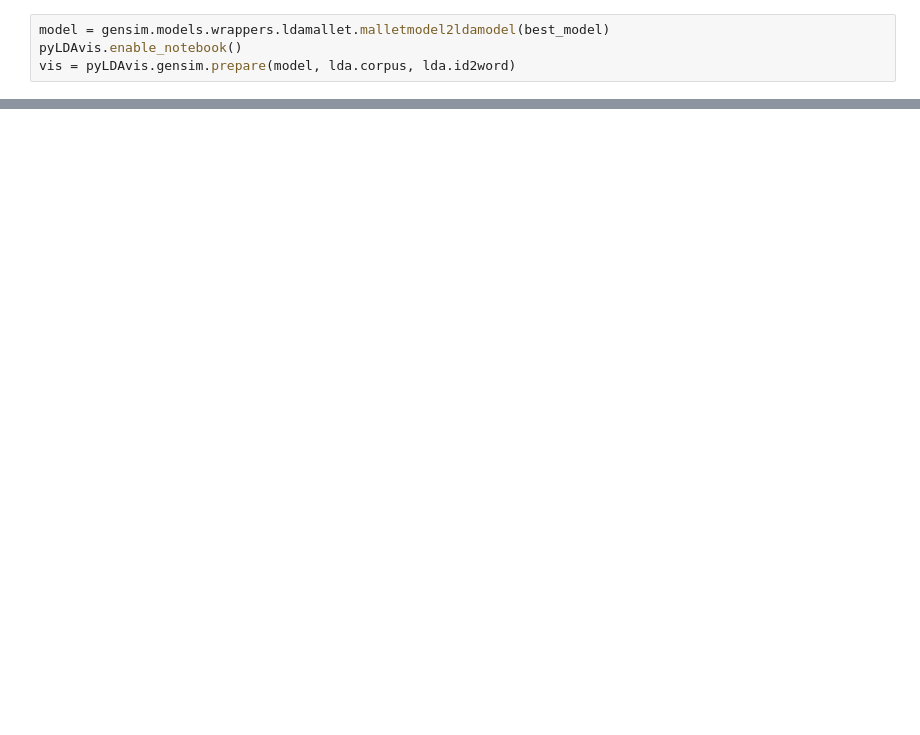
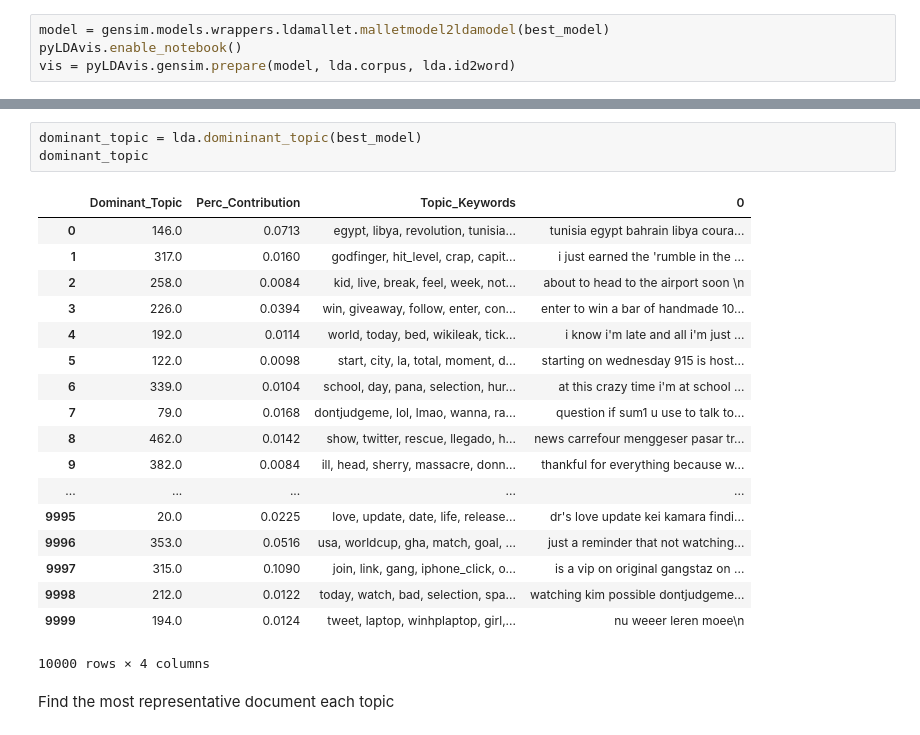
Before and after one commit to vcheruiyot/cs224u-project, a Jupyter notebook: source_files/baseline/lda/visualization.ipynb, the cells around one changed output, grey strips where cells are left out. Drawn from its saved outputs; the diff is of its cells as text; blank space fills up the shorter version.

```diff
--- a/source_files/baseline/lda/visualization.ipynb
+++ b/source_files/baseline/lda/visualization.ipynb
@@ -76,0 +95,24 @@ plt.show()
+# %%
+dominant_topic = lda.domininant_topic(best_model)
+dominant_topic
+# %% [output]
+|  | Dominant_Topic | Perc_Contribution | Topic_Keywords | 0 |
+| 0 | 146.0 | 0.0713 | egypt, libya, revolution, tunisia... | tunisia egypt bahrain libya coura... |
+| 1 | 317.0 | 0.0160 | godfinger, hit_level, crap, capit... | i just earned the 'rumble in the ... |
+| 2 | 258.0 | 0.0084 | kid, live, break, feel, week, not... | about to head to the airport soon \n |
+| 3 | 226.0 | 0.0394 | win, giveaway, follow, enter, con... | enter to win a bar of handmade 10... |
+| 4 | 192.0 | 0.0114 | world, today, bed, wikileak, tick... | i know i'm late and all i'm just ... |
+| 5 | 122.0 | 0.0098 | start, city, la, total, moment, d... | starting on wednesday 915 is host... |
+| 6 | 339.0 | 0.0104 | school, day, pana, selection, hur... | at this crazy time i'm at school ... |
+| 7 | 79.0 | 0.0168 | dontjudgeme, lol, lmao, wanna, ra... | question if sum1 u use to talk to... |
+| 8 | 462.0 | 0.0142 | show, twitter, rescue, llegado, h... | news carrefour menggeser pasar tr... |
+| 9 | 382.0 | 0.0084 | ill, head, sherry, massacre, donn... | thankful for everything because w... |
+| ... | ... | ... | ... | ... |
+| 9995 | 20.0 | 0.0225 | love, update, date, life, release... | dr's love update kei kamara findi... |
+| 9996 | 353.0 | 0.0516 | usa, worldcup, gha, match, goal, ... | just a reminder that not watching... |
+| 9997 | 315.0 | 0.1090 | join, link, gang, iphone_click, o... | is a vip on original gangstaz on ... |
+| 9998 | 212.0 | 0.0122 | today, watch, bad, selection, spa... | watching kim possible dontjudgeme... |
+| 9999 | 194.0 | 0.0124 | tweet, laptop, winhplaptop, girl,... | nu weeer leren moee\n |
+10000 rows × 4 columns
+# %% [markdown]
+Find the most representative document each topic
```
Also changed, not shown: parts of 11 cells of this notebook.
